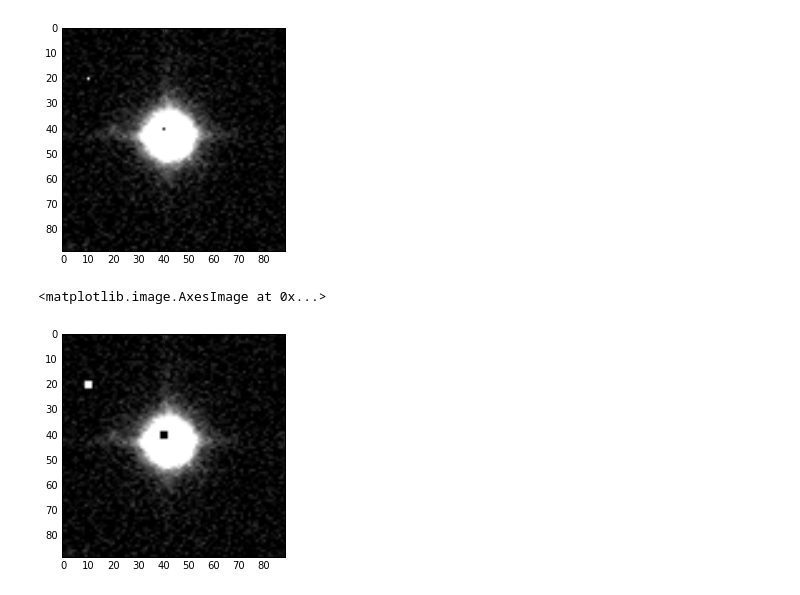
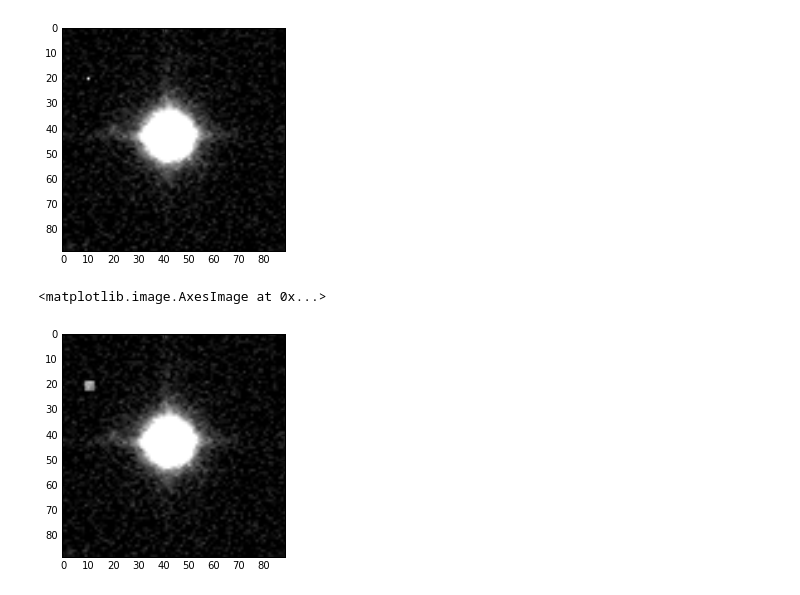
Before and after one commit to sercharpak/MonitoriaInvestigacion201610, a Jupyter notebook: TransientInjection.ipynb, the cells around one changed output. Drawn from its saved outputs; the diff is of its cells as text; code cells hidden in the pictures.

Commit message:
corrects transient injection and uses real images with transients

```diff
--- a/TransientInjection.ipynb
+++ b/TransientInjection.ipynb
@@ -37,29 +37,30 @@ plt.imshow(Image.fromarray(template1), cmap = 'gray')
 # %%
 # Auxiliary functions to calculate create gaussians
 def gaussian(x, mu, sigma):
     return exp( -(((x-mu)/(sigma))**2)/2.0 )
 
 def get_gaussian(kernel_radius, sigma):
     hkernel = [gaussian(x, kernel_radius, sigma) for x in range(2*kernel_radius+1)]
     vkernel = [x for x in hkernel]
     kernel2d = [[xh*xv for xh in hkernel] for xv in vkernel]
     kernelsum = sum([sum(row) for row in kernel2d])
     kernel2d = [[x/kernelsum for x in row] for row in kernel2d]
     return array(kernel2d)
 
 
 # a point transient inside the source and one outside
 template2 = template.copy()
-gaussian = get_gaussian(1, 3.)
+gaussian = get_gaussian(2, 3.)
 
-for i in range(3):
-    for j in range(3):
-        template2[39 + i, 39 + j] = 0.8*amin(template1)*gaussian[i, j]
-        template2[19 + i, 9 + j] = 0.8*amax(template1)*gaussian[i, j]
+for i in range(5):
+    for j in range(5):
+        if (i != 0 and j != 0) and (i != 0 and j != 5) and (i != 5 and j != 5) and (i != 5 and j != 0):
+            template2[38 + i, 38 + j] = template2[38 + i, 38 + j] + 0.8*amax(template2)*gaussian[i, j]
+            template2[18 + i, 8 + j] = template2[18 + i, 8 + j] + 0.1*amax(template2)*gaussian[i, j]
 if os.path.isfile("./Fits/template_gaussians.fits"):
     os.remove("./Fits/template_gaussians.fits")
 fits.PrimaryHDU(template2).writeto("./Fits/template_gaussians.fits")
 plt.imshow(Image.fromarray(template2), cmap = 'gray')
 # %% [output]
 <matplotlib.image.AxesImage at 0x...>
-[figure, old version]
+[figure, new version]
```
Also changed, not shown: parts of 1 cell of this notebook, 7 other files.
